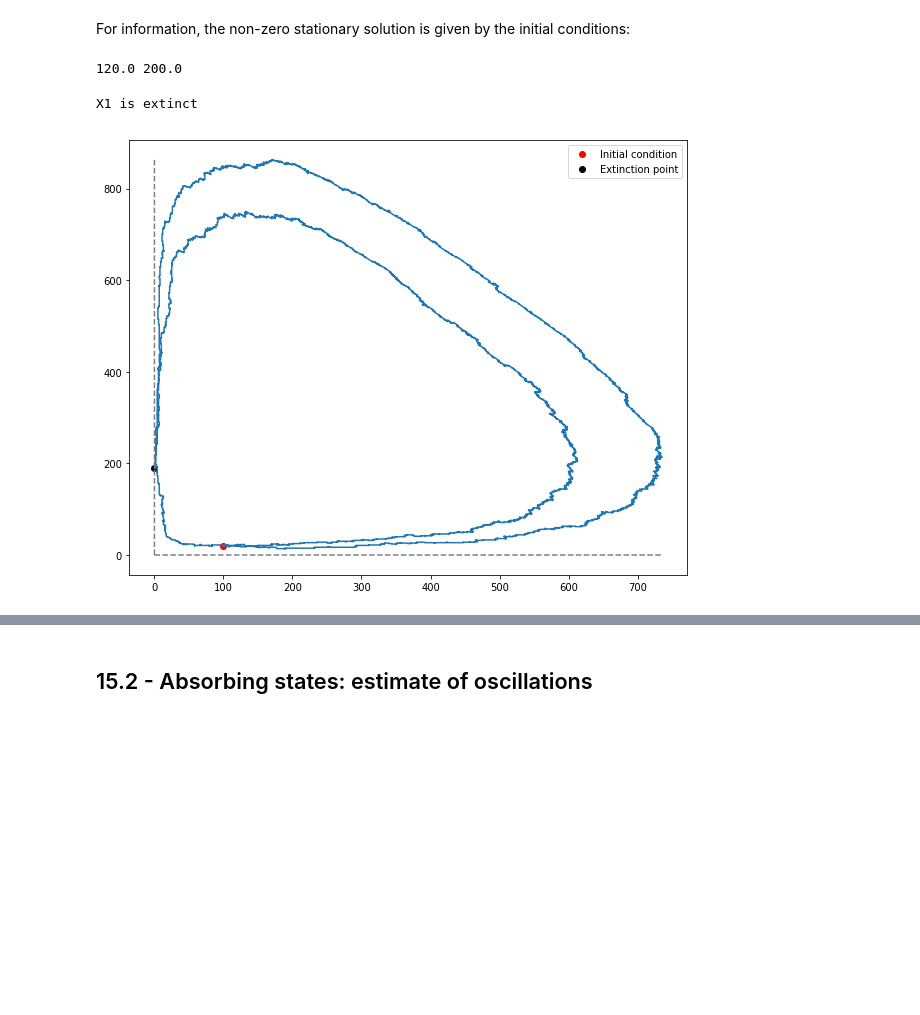
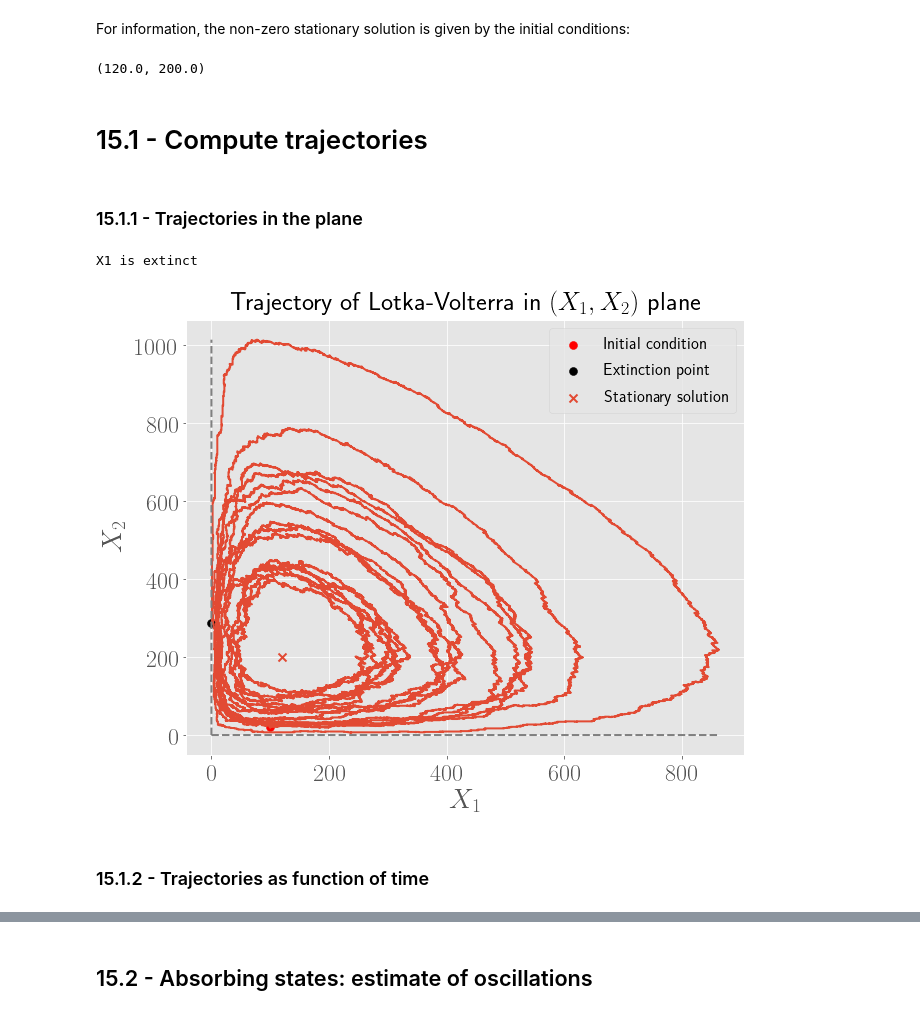
Before and after one commit to ThibeauWouters/Monte-Carlo-Simulations, a Jupyter notebook: 15_Lotka_Volterra_Model.ipynb, the cells around one changed output, grey strips where cells are left out. Drawn from its saved outputs; the diff is of its cells as text; code cells hidden in the pictures; blank space fills up the shorter version.

```diff
--- a/15_Lotka_Volterra_Model.ipynb
+++ b/15_Lotka_Volterra_Model.ipynb
@@ -14,5 +27,6 @@ Note: exponential works as follows:
 # %%
 def update_state(state, reaction):
+    '''When the reaction is chosen, updates the state of the system accordingly.'''
     X1 = state[0]
     X2 = state[1]
 
@@ -31,7 +45,8 @@ def update_state(state, reaction):
     return (new_X1, new_X2)
 # %%
 def gillespie_step(state, t):
-    ## state is the given state of the system X_1, ..., X_N; define these variables
+    '''Performs one step in the Gillespie algorithm. Updates the state of the system, as well as the time.'''
+
     X1 = state[0]
     X2 = state[1]
 
@@ -47,7 +62,7 @@ def gillespie_step(state, t):
     tau = np.random.exponential(beta)
     new_time = t + tau
 
-    ## Choose a reaction
+    ## Choose the reaction
     r = random.uniform(0, 1)
     if r <= a1/a0:
         reaction = 1
@@ -59,10 +74,11 @@ def gillespie_step(state, t):
     ## Update according to chosen reaction
     new_state = update_state(state, reaction)
 
-
     return (new_state, new_time)
 # %%
 def gillespie_algorithm(initial, end_time = 10**4):
+    '''Performs the Gillespie algorithm starting from a certain initial state. end_time is an optional argument which
+        determines when the function should end, in case the system does not end in an absorbing state.'''
     time = 0
     states = [initial]
     times = [0]
@@ -70,8 +86,6 @@ def gillespie_algorithm(initial, end_time = 10**4):
     # # Adaption of the algorithm: stop if a certain time is reached OR extinction occurred:
     while times[-1] <= end_time and states[-1][0] != 0 and states[-1][1] != 0:
 
-    ## Perform the algorithm as long as populations don't go extinct
-    #while states[-1][0] != 0 and states[-1][1] != 0:
         new_state, new_time = gillespie_step(states[-1], times[-1])
         states.append(new_state)
         times.append(new_time)
@@ -87,41 +101,58 @@ initial = (100, 20)
 # %% [markdown]
 For information, the non-zero stationary solution is given by the initial conditions:
 # %%
-print(k3/k2, k1/k2)
+stationary = (k3/k2, k1/k2)
+print(stationary)
 # %% [output]
-120.0 200.0
+(120.0, 200.0)
+# %% [markdown]
+# 15.1 - Compute trajectories
+# %% [markdown]
+### 15.1.1 - Trajectories in the plane
 # %%
 # Obtain the states:
 states, times = gillespie_algorithm(initial)
 
-# Before plotting: determine end scenario:
+# Before plotting: check if an extinction appeared
 extinct = False
 
 if states[-1][0] == 0:
     extinct = True
     print('X1 is extinct')
 if states[-1][1] == 0:
     extinct = True
     print('X2 is extinct')
 
 # Plot the X1, X2 trajectories:
-xdata = [x[0] for x in states]
-ydata = [x[1] for x in states]
+xdata = [pos[0] for pos in states]
+ydata = [pos[1] for pos in states]
 
-tx = np.arange(0, np.max(xdata), 0.01)
-ty = np.arange(0, np.max(ydata), 0.01)
-
-plt.subplots(figsize =(10, 8))
+# Draw points: the initial condition, the extinction point (if present), and the stationary solution
 plt.scatter(initial[0], initial[1], marker = 'o', color = 'red', label = 'Initial condition')
 if extinct:
     plt.scatter(xdata[-1], ydata[-1], marker = 'o', color = 'black', label = 'Extinction point')
+
+plt.scatter(stationary[0], stationary[1], marker = "x", label = 'Stationary solution')
+
+# Draw the trajectory
 plt.plot(xdata, ydata)
+
+# Draw axes as help lines
+tx = np.arange(0, np.max(xdata), 0.01)
+ty = np.arange(0, np.max(ydata), 0.01)
 plt.plot([0 for val in ty], ty, '--', color = 'grey')
 plt.plot(tx, [0 for val in tx], '--', color = 'grey')
+
 plt.legend()
+plt.xlabel(r'$X_1$')
+plt.ylabel(r'$X_2$')
+plt.title(r'Trajectory of Lotka-Volterra in $(X_1, X_2)$ plane')
+plt.savefig('ex15_trajectories_plane.pdf', bbox_inches = 'tight')
 plt.show()
 # %% [output]
 X1 is extinct
-[figure, old version]
+[figure, new version]
+# %% [markdown]
+### 15.1.2 - Trajectories as function of time
 # %%
 # Plot X1(t) and X2(t):
```
Also changed, not shown: parts of 15 cells of this notebook, 2 other files.
